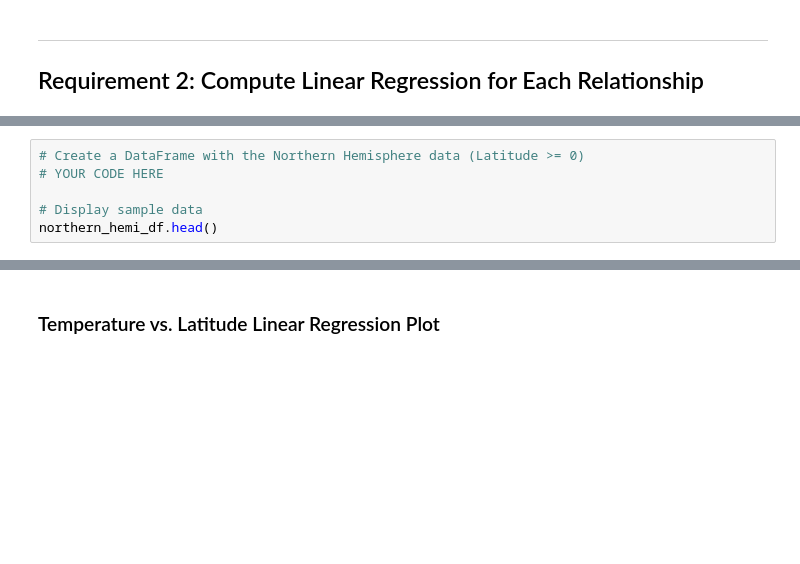
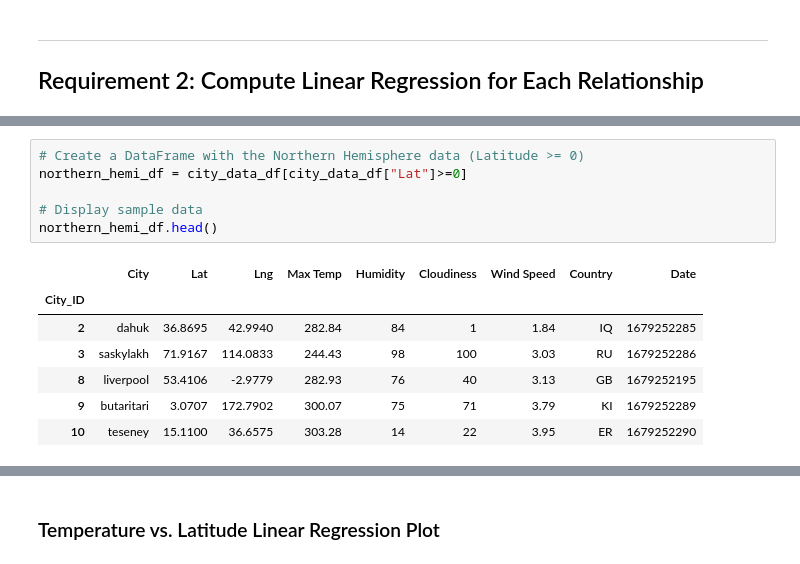
Before and after one commit to maderamel/python-api-challenge, a Jupyter notebook: WeatherPy.ipynb, the cells around one changed output, grey strips where cells are left out. Saved outputs shown, nothing was run; the diff lists cells and outputs as text; blank space fills up the shorter version.

Commit message:
added northern/southern hemi dfs

```diff
--- a/WeatherPy.ipynb
+++ b/WeatherPy.ipynb
@@ -283,8 +289,16 @@ plt.show()
 # %%
 # Create a DataFrame with the Northern Hemisphere data (Latitude >= 0)
-# YOUR CODE HERE
+northern_hemi_df = city_data_df[city_data_df["Lat"]>=0]
 
 # Display sample data
 northern_hemi_df.head()
+# %% [output]
+|  | City | Lat | Lng | Max Temp | Humidity | Cloudiness | Wind Speed | Country | Date |
+| City_ID |  |  |  |  |  |  |  |  |  |
+| 2 | dahuk | 36.8695 | 42.9940 | 282.84 | 84 | 1 | 1.84 | IQ | 1679252285 |
+| 3 | saskylakh | 71.9167 | 114.0833 | 244.43 | 98 | 100 | 3.03 | RU | 1679252286 |
+| 8 | liverpool | 53.4106 | -2.9779 | 282.93 | 76 | 40 | 3.13 | GB | 1679252195 |
+| 9 | butaritari | 3.0707 | 172.7902 | 300.07 | 75 | 71 | 3.79 | KI | 1679252289 |
+| 10 | teseney | 15.1100 | 36.6575 | 303.28 | 14 | 22 | 3.95 | ER | 1679252290 |
 # %%
 # Create a DataFrame with the Southern Hemisphere data (Latitude < 0)
```
Also changed, not shown: parts of 3 cells of this notebook.
